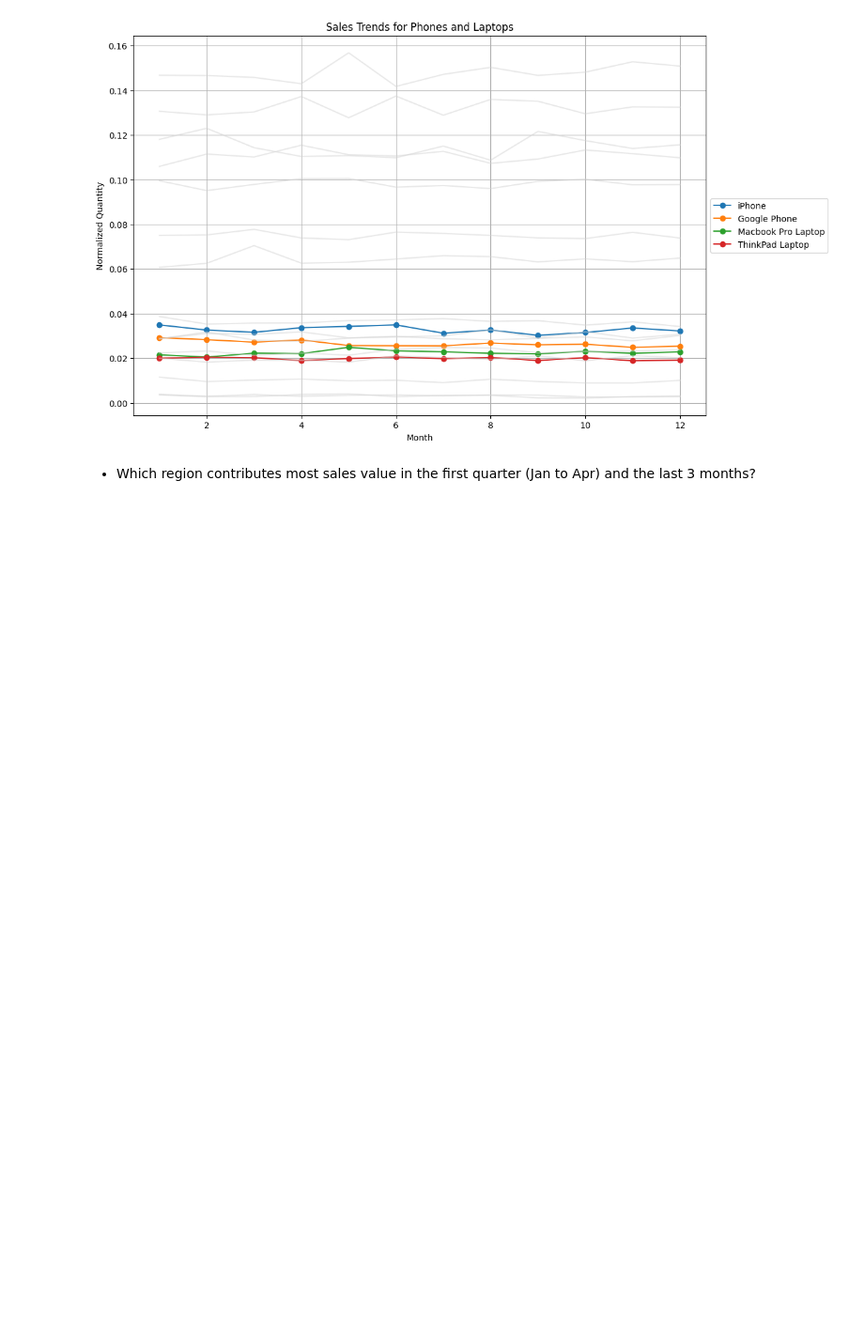
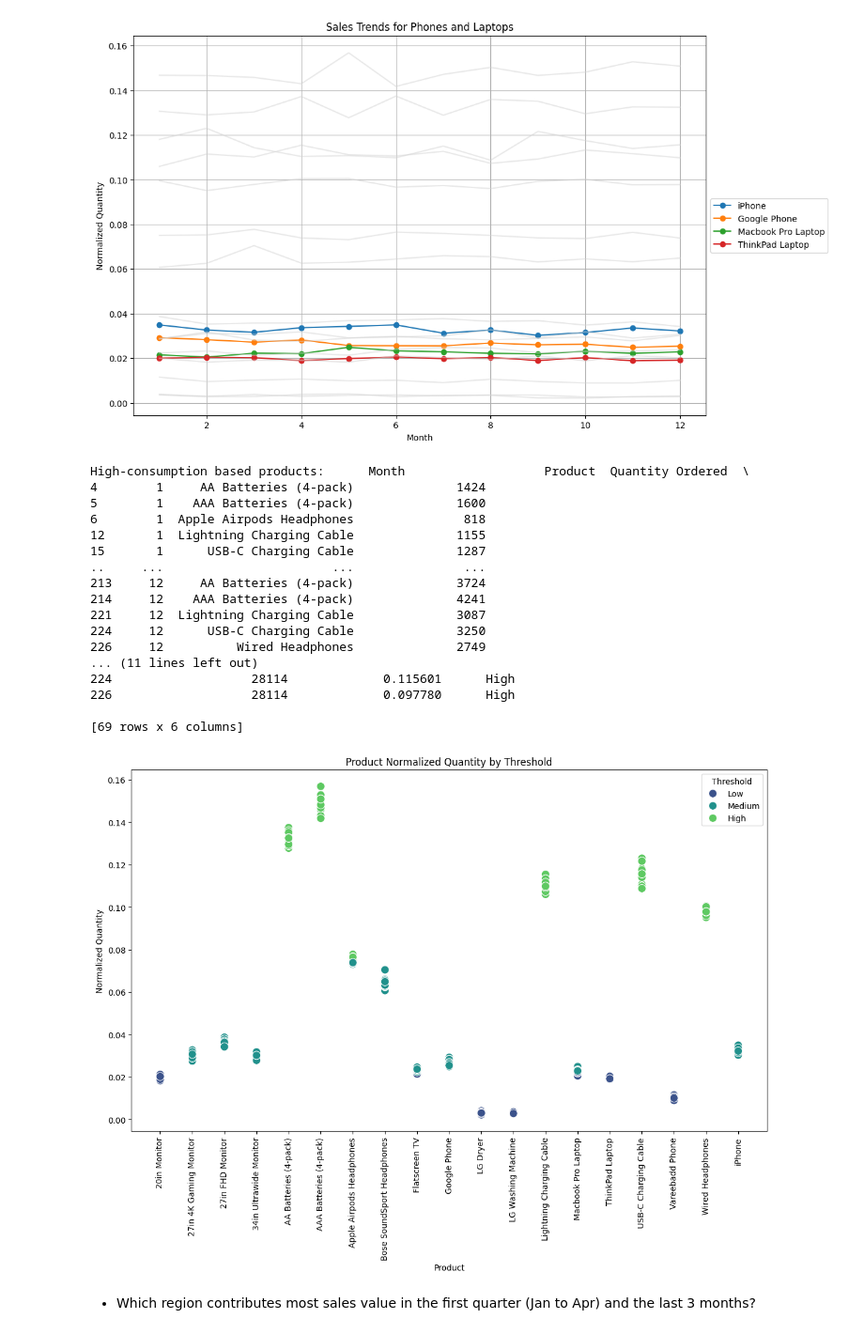
Before and after one commit to huyquangphamname/SalesAnalysis, a Jupyter notebook: DataSale_Analysis_Exploration.ipynb, the cells around one changed output. Shown at 94% size. Drawn from its saved outputs; the diff is of its cells as text; code cells hidden in the pictures; blank space fills up the shorter version.

```diff
--- a/DataSale_Analysis_Exploration.ipynb
+++ b/DataSale_Analysis_Exploration.ipynb
@@ -454,6 +454,50 @@ plt.show()
 [figure]
 [figure]
 [figure]
+# %%
+import seaborn as sns
+
+## group high, medium, short selling product by sum normalized
+quantity_accu = normalized_orders
+
+# Define thresholds for high, medium, and low consuming products
+high_threshold = quantity_accu['Normalized Quantity'].quantile(0.7)
+medium_threshold = quantity_accu['Normalized Quantity'].quantile(0.3)
+
+# Group products based on the thresholds
+quantity_accu['Threshold'] = pd.cut(quantity_accu['Normalized Quantity'], bins=[-np.inf, medium_threshold, high_threshold, np.inf], labels=['Low', 'Medium', 'High'])
+
+# Display the DataFrame
+print(f"High-consumption based products: {quantity_accu[quantity_accu['Threshold'] == 'High']}")
+import matplotlib.pyplot as plt
+
+plt.figure(figsize=(14, 8))
+sns.scatterplot(data=quantity_accu, x='Product', y='Normalized Quantity', hue='Threshold', palette='viridis', s=100)
+plt.xticks(rotation=90)
+plt.title('Product Normalized Quantity by Threshold')
+plt.xlabel('Product')
+plt.ylabel('Normalized Quantity')
+plt.legend(title='Threshold')
+plt.show()
+# %% [output]
+High-consumption based products:      Month                   Product  Quantity Ordered  \
+4        1     AA Batteries (4-pack)              1424
+5        1    AAA Batteries (4-pack)              1600
+6        1  Apple Airpods Headphones               818
+12       1  Lightning Charging Cable              1155
+15       1      USB-C Charging Cable              1287
+..     ...                       ...               ...
+213     12     AA Batteries (4-pack)              3724
+214     12    AAA Batteries (4-pack)              4241
+221     12  Lightning Charging Cable              3087
+224     12      USB-C Charging Cable              3250
+226     12          Wired Headphones              2749
+... (11 lines left out)
+224                   28114             0.115601      High
+226                   28114             0.097780      High
+
+[69 rows x 6 columns]
+[figure, added]
 # %% [markdown]
 - Which region contributes most sales value in the first quarter (Jan to Apr) and the last 3 months?
 # %%
```
Also changed, not shown: 1 other file.
